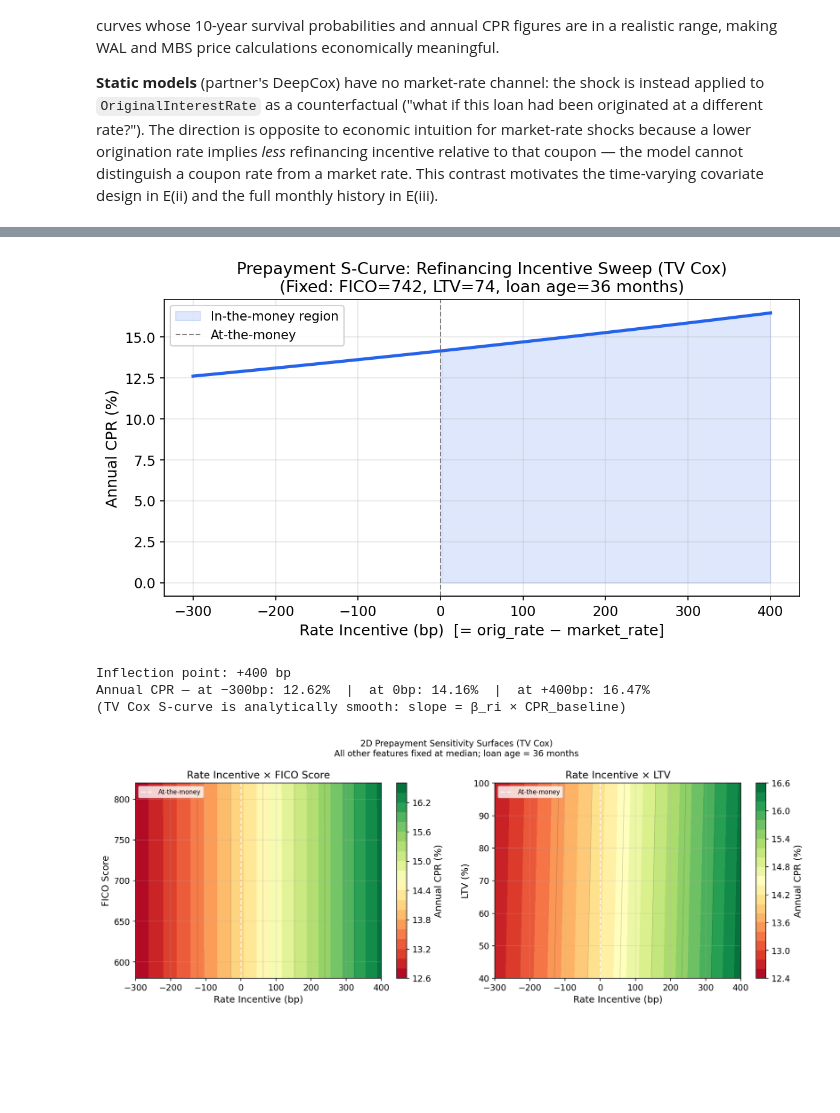
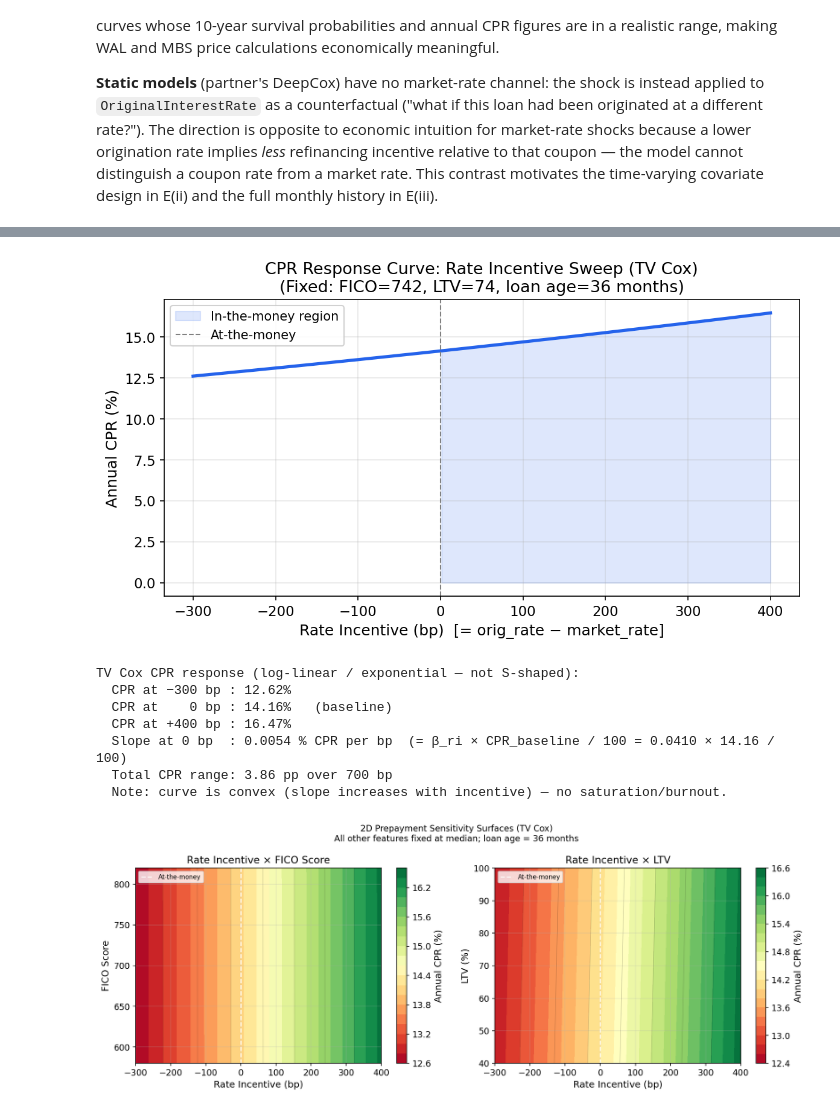
Before and after one commit to liny-r/IR-C-Assignment3, a Jupyter notebook: PartE_iv_ScenarioAnalysis.ipynb, the cells around one changed output, grey strips where cells are left out. Cells and saved outputs as stored; diff of their text form; code cells hidden in the pictures; blank space fills up the shorter version.

```diff
--- a/PartE_iv_ScenarioAnalysis.ipynb
+++ b/PartE_iv_ScenarioAnalysis.ipynb
@@ -295,8 +294,8 @@ TV_FEATS       = ["rate_incentive", "FICO", "LTV", "DTI", "unemployment", "hpi_y
 MAX_PANEL_ROWS = 500_000
 
 # Representative loan — held fixed across all downstream scenario cells
-ORIG_RATE_PCT = 6.5    # coupon (%)
-BASELINE_MKT  = 7.0    # baseline market rate (%)
+ORIG_RATE_PCT = 5.0    # median origination rate    # coupon (%)
+BASELINE_MKT  = 5.3    # median market rate 1999-2025    # baseline market rate (%)
 BASE_FICO     = 742
 BASE_LTV      = 74.0
 BASE_DTI      = 35.0
@@ -562,48 +563,62 @@ for shock_bp in SHOCKS_BP:
 # %%
-# ── Prepayment S-curve: rate incentive sweep at peak seasoning (month 36) ─────
+# ── CPR response to rate incentive sweep at peak seasoning (month 36) ────────
+# Note: TV Cox has a log-linear hazard, so CPR is exponential in rate incentive,
+# not S-shaped. True S-curve saturation requires a nonlinear model (e.g. logistic).
+# This plot shows the monotone convex CPR response that TV Cox produces.
 ri_sweep = np.linspace(-3.0, 4.0, 80)   # −300 bp → +400 bp (%)
 AGE_PEAK = 36
 
 h0_peak  = h0_incr[AGE_PEAK - 1]   # baseline hazard increment at month 36
 
 def point_smm(ri_pct: float) -> float:
     """Monthly SMM from TV Cox at month 36 for a given rate incentive level."""
     x = np.array([ri_pct, BASE_FICO, BASE_LTV, BASE_DTI, BASE_UNEMP, BASE_HPI])
     return h0_peak * np.exp(float(beta_ctv @ x))
 
 smm_sc = np.array([point_smm(ri) for ri in ri_sweep])
 cpr_sc = (1 - (1 - smm_sc) ** 12) * 100   # monthly SMM → annual CPR %
 
 fig, ax = plt.subplots(figsize=(8, 4.5))
 ax.plot(ri_sweep * 100, cpr_sc, color=MODEL_COLORS["Cox"], lw=2.5)
 ax.fill_between(ri_sweep * 100, 0, cpr_sc,
                 where=ri_sweep >= 0, alpha=0.15, color=MODEL_COLORS["Cox"],
                 label="In-the-money region")
 ax.axvline(0, ls="--", color="gray", lw=1.0, label="At-the-money")
 ax.set_xlabel("Rate Incentive (bp)  [= orig_rate − market_rate]")
 ax.set_ylabel("Annual CPR (%)")
 ax.set_title(
-    f"Prepayment S-Curve: Refinancing Incentive Sweep (TV Cox)\n"
-    f"(Fixed: FICO=742, LTV=74, loan age={AGE_PEAK} months)"
+    f"CPR Response Curve: Rate Incentive Sweep (TV Cox)\n"
+    f"(Fixed: FICO={BASE_FICO:.0f}, LTV={BASE_LTV:.0f}, loan age={AGE_PEAK} months)"
 )
 ax.legend(framealpha=0.9)
 ax.grid(alpha=0.3)
 plt.tight_layout()
 plt.savefig(OUT_DIR / "Eiv_scurve.png", bbox_inches="tight", dpi=150)
 plt.show()
 
-d_cpr         = np.gradient(cpr_sc, ri_sweep * 100)
-inflection_bp = ri_sweep[np.argmax(d_cpr)] * 100
-idx_0         = np.argmin(np.abs(ri_sweep))
-print(f"Inflection point: {inflection_bp:+.0f} bp")
-print(f"Annual CPR — at −300bp: {cpr_sc[0]:.2f}%  |  "
-      f"at 0bp: {cpr_sc[idx_0]:.2f}%  |  at +400bp: {cpr_sc[-1]:.2f}%")
-print(f"(TV Cox S-curve is analytically smooth: slope = β_ri × CPR_baseline)")
+idx_0    = np.argmin(np.abs(ri_sweep))
+idx_m300 = 0
+idx_p400 = -1
+d_cpr    = np.gradient(cpr_sc, ri_sweep * 100)
+slope_at_0 = d_cpr[idx_0]   # % CPR per bp at at-the-money
+
+print(f"TV Cox CPR response (log-linear / exponential — not S-shaped):")
+print(f"  CPR at −300 bp : {cpr_sc[idx_m300]:.2f}%")
+print(f"  CPR at    0 bp : {cpr_sc[idx_0]:.2f}%   (baseline)")
+print(f"  CPR at +400 bp : {cpr_sc[idx_p400]:.2f}%")
+print(f"  Slope at 0 bp  : {slope_at_0:.4f} % CPR per bp  "
+      f"(= β_ri × CPR_baseline / 100 = {float(beta_ctv[0]):.4f} × {cpr_sc[idx_0]:.2f} / 100)")
+print(f"  Total CPR range: {cpr_sc[idx_p400] - cpr_sc[idx_m300]:.2f} pp over 700 bp")
+print(f"  Note: curve is convex (slope increases with incentive) — no saturation/burnout.")
 # %% [output]
-[figure, old version]
+[figure, new version]
-Inflection point: +400 bp
-Annual CPR — at −300bp: 12.62%  |  at 0bp: 14.16%  |  at +400bp: 16.47%
-(TV Cox S-curve is analytically smooth: slope = β_ri × CPR_baseline)
+TV Cox CPR response (log-linear / exponential — not S-shaped):
+  CPR at −300 bp : 12.62%
+  CPR at    0 bp : 14.16%   (baseline)
+  CPR at +400 bp : 16.47%
+  Slope at 0 bp  : 0.0054 % CPR per bp  (= β_ri × CPR_baseline / 100 = 0.0410 × 14.16 / 100)
+  Total CPR range: 3.86 pp over 700 bp
+  Note: curve is convex (slope increases with incentive) — no saturation/burnout.
 # %%
 # ── 2D contour: rate_incentive × FICO and rate_incentive × LTV (TV Cox) ───────
 # TV_FEATS = ["rate_incentive", "FICO", "LTV", "DTI", "unemployment", "hpi_yoy"]
```
Also changed, not shown: parts of 8 cells of this notebook, 15 other files.
